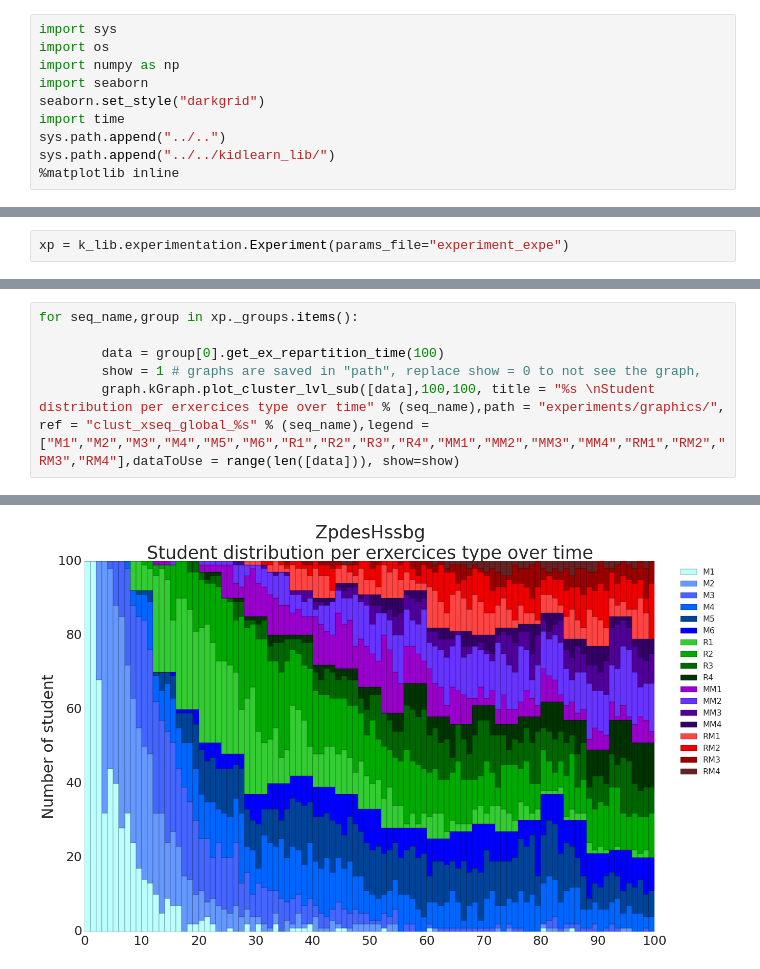
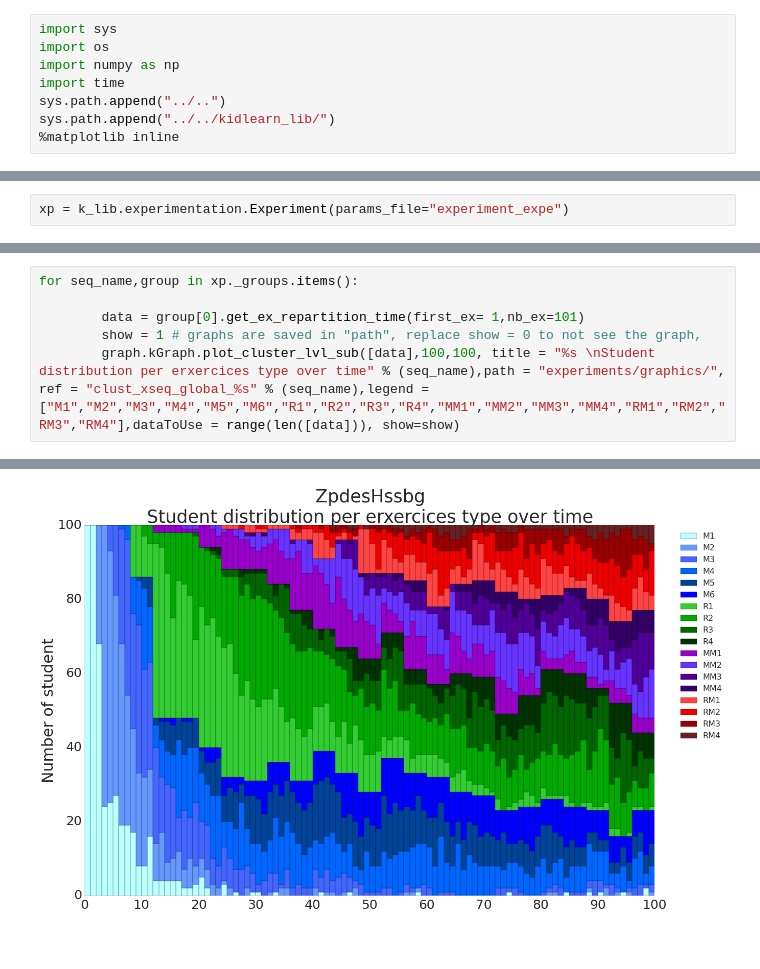
Before and after one commit to edlee123/kidlearn, a Jupyter notebook: notebooks/KidlearnStarter/KidlearnStarter.ipynb, the cells around one changed output, grey strips where cells are left out. Cells and saved outputs as stored; diff of their text form.

Commit message:
Debug graph

```diff
--- a/notebooks/KidlearnStarter/KidlearnStarter.ipynb
+++ b/notebooks/KidlearnStarter/KidlearnStarter.ipynb
@@ -4,8 +4,6 @@
 import sys
 import os
 import numpy as np
-import seaborn
-seaborn.set_style("darkgrid")
 import time
 sys.path.append("../..")
 sys.path.append("../../kidlearn_lib/")
@@ -113,7 +110,7 @@ RiaritHssbg
 # %%
 for seq_name,group in xp._groups.items():
 
-        data = group[0].get_ex_repartition_time(100)
+        data = group[0].get_ex_repartition_time(first_ex= 1,nb_ex=101)
         show = 1 # graphs are saved in "path", replace show = 0 to not see the graph,
         graph.kGraph.plot_cluster_lvl_sub([data],100,100, title = "%s \nStudent distribution per erxercices type over time" % (seq_name),path = "experiments/graphics/", ref = "clust_xseq_global_%s" % (seq_name),legend = ["M1","M2","M3","M4","M5","M6","R1","R2","R3","R4","MM1","MM2","MM3","MM4","RM1","RM2","RM3","RM4"],dataToUse = range(len([data])), show=show)
 # %% [output]
@@ -121 +118 @@ for seq_name,group in xp._groups.items():
-[figure, old version]
+[figure, new version]
```
Also changed, not shown: parts of 4 cells of this notebook, 1 other file.
